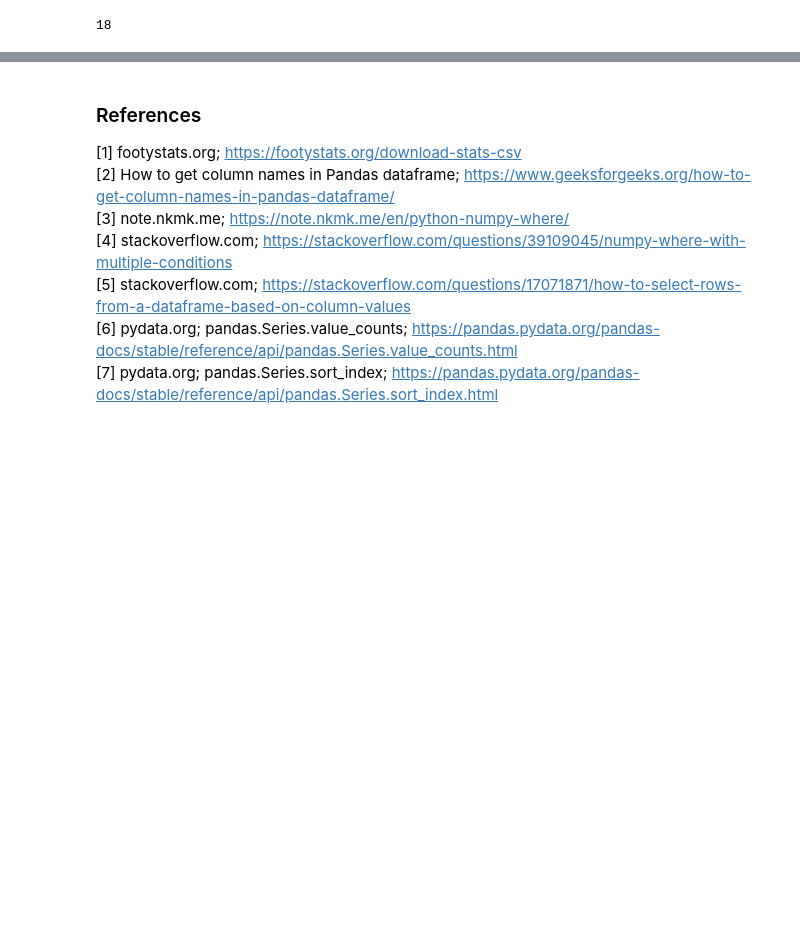
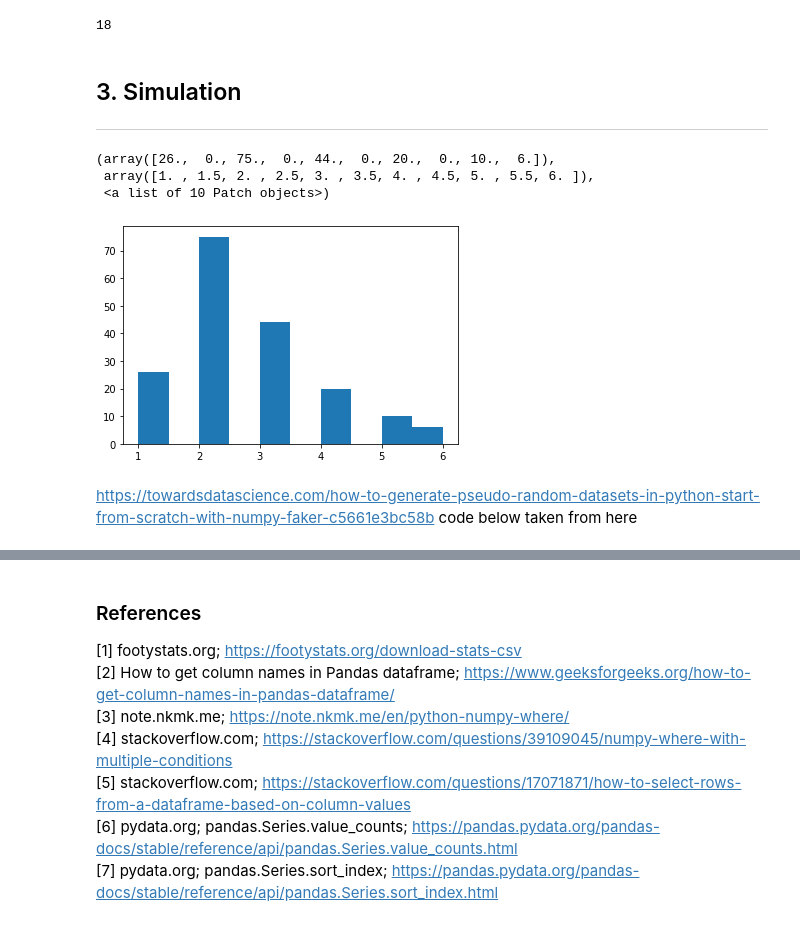
Before and after one commit to colm-o-caoimh/FootballSimulation, a Jupyter notebook: PDA_Project2020.ipynb, the cells around one changed output, grey strips where cells are left out. Saved outputs shown, nothing was run; the diff lists cells and outputs as text; code cells hidden in the pictures; blank space fills up the shorter version.

```diff
--- a/PDA_Project2020.ipynb
+++ b/PDA_Project2020.ipynb
@@ -447,3 +531,19 @@ minValuesObj = df["home_team_possession"].min()
 minValuesObj
 # %% [output]
 18
+# %% [markdown]
+## 3. Simulation
+
+***
+# %%
+goals_array = [1, 2, 3, 4, 5, 6]
+sim_goals = rng.choice(goals_array, 200, p=[0.16, 0.40, 0.25, 0.12, 0.05, 0.02])
+# %%
+plt.hist(sim_goals)
+# %% [output]
+(array([26.,  0., 75.,  0., 44.,  0., 20.,  0., 10.,  6.]),
+ array([1. , 1.5, 2. , 2.5, 3. , 3.5, 4. , 4.5, 5. , 5.5, 6. ]),
+ <a list of 10 Patch objects>)
+[figure, added]
+# %% [markdown]
+https://towardsdatascience.com/how-to-generate-pseudo-random-datasets-in-python-start-from-scratch-with-numpy-faker-c5661e3bc58b code below taken from here
```
Also changed, not shown: parts of 29 cells of this notebook.
